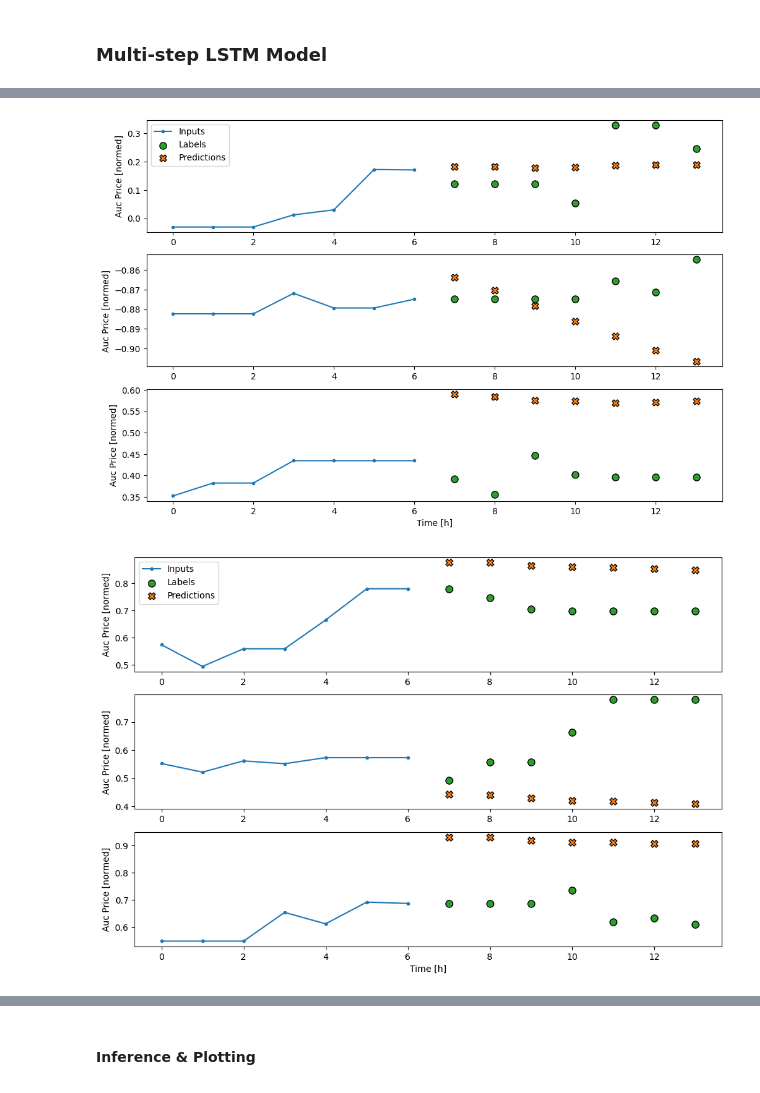
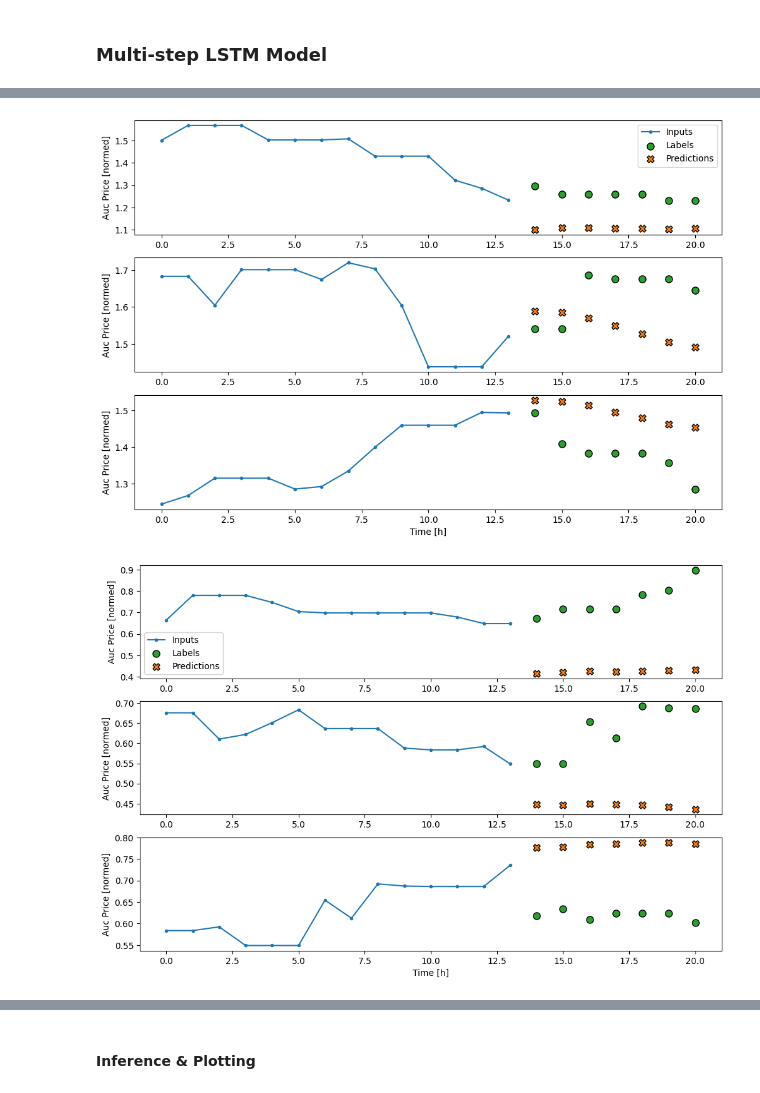
Before and after one commit to wyne1/carbon-market-forecasting, a Jupyter notebook: lstm-model.ipynb, the cells around one changed output, grey strips where cells are left out. Cells and saved outputs as stored; diff of their text form; code cells hidden in the pictures.

```diff
--- a/lstm-model.ipynb
+++ b/lstm-model.ipynb
@@ -723,7 +723,7 @@ train_df, test_df, val_df = preprocessor.normalize(train_df, test_df, val_df)
 
 num_features = len(test_df.columns)
 OUT_STEPS = 7
-multi_window = WindowGenerator(input_width=7,
+multi_window = WindowGenerator(input_width=14,
                                train_df=train_df, val_df=val_df, test_df=test_df,
                                label_width=OUT_STEPS,
                                shift=OUT_STEPS)
@@ -815,2 +815,2 @@ Epoch 40/40
-[figure, old version]
+[figure, new version]
-[figure, old version]
+[figure, new version]
```
Also changed, not shown: parts of 2 cells of this notebook.
